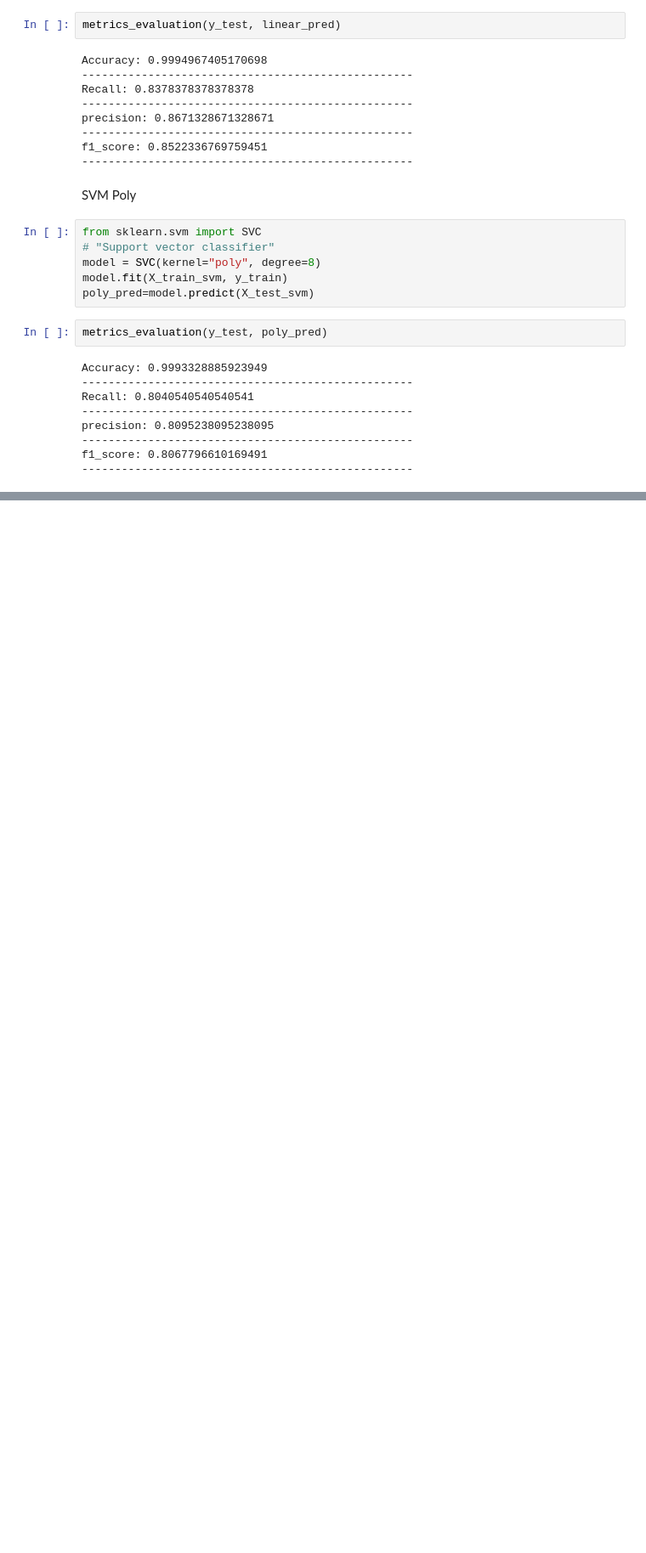
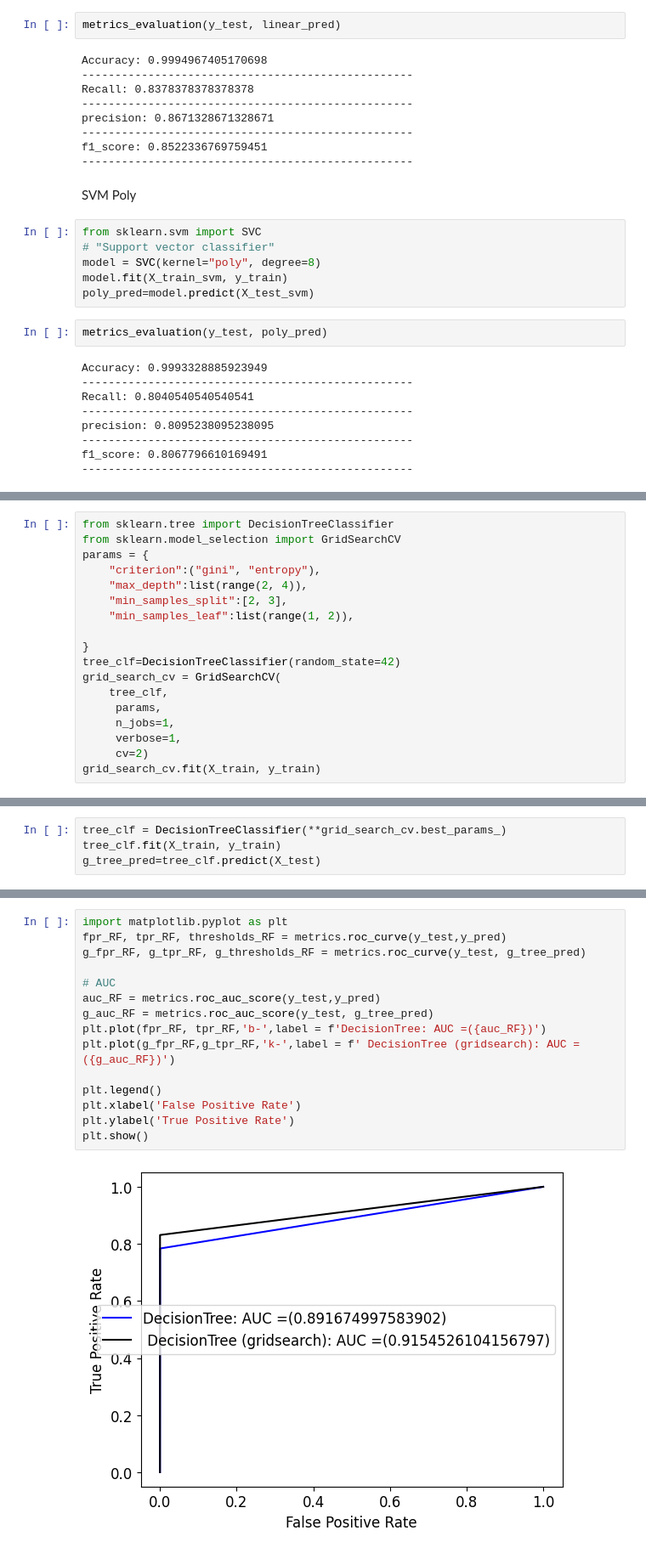
Before and after one commit to hamel-amir/Projet_Machine_learning, a Jupyter notebook: Copie_de_CreditCard.ipynb, the cells around one changed output, grey strips where cells are left out. Shown at 85% size. Saved outputs shown, nothing was run; the diff lists cells and outputs as text; blank space fills up the shorter version.

```diff
--- a/Copie_de_CreditCard.ipynb
+++ b/Copie_de_CreditCard.ipynb
@@ -557,0 +582,18 @@ curbe_ROC_SVM()
+# %%
+from sklearn.tree import DecisionTreeClassifier
+from sklearn.model_selection import GridSearchCV
+params = {
+    "criterion":("gini", "entropy"),
+    "max_depth":list(range(2, 4)),
+    "min_samples_split":[2, 3],
+    "min_samples_leaf":list(range(1, 2)),
+
+}
+tree_clf=DecisionTreeClassifier(random_state=42)
+grid_search_cv = GridSearchCV(
+    tree_clf,
+     params,
+     n_jobs=1,
+     verbose=1,
+     cv=2)
+grid_search_cv.fit(X_train, y_train)
@@ -557,0 +615,4 @@ curbe_ROC_SVM()
+# %%
+tree_clf = DecisionTreeClassifier(**grid_search_cv.best_params_)
+tree_clf.fit(X_train, y_train)
+g_tree_pred=tree_clf.predict(X_test)
@@ -557,0 +631,17 @@ curbe_ROC_SVM()
+# %%
+import matplotlib.pyplot as plt
+fpr_RF, tpr_RF, thresholds_RF = metrics.roc_curve(y_test,y_pred)
+g_fpr_RF, g_tpr_RF, g_thresholds_RF = metrics.roc_curve(y_test, g_tree_pred)
+
+# AUC
+auc_RF = metrics.roc_auc_score(y_test,y_pred)
+g_auc_RF = metrics.roc_auc_score(y_test, g_tree_pred)
+plt.plot(fpr_RF, tpr_RF,'b-',label = f'DecisionTree: AUC =({auc_RF})')
+plt.plot(g_fpr_RF,g_tpr_RF,'k-',label = f' DecisionTree (gridsearch): AUC =({g_auc_RF})')
+
+plt.legend()
+plt.xlabel('False Positive Rate')
+plt.ylabel('True Positive Rate')
+plt.show()
+# %% [output]
+[figure, added]
```
Also changed, not shown: parts of 43 cells of this notebook.
